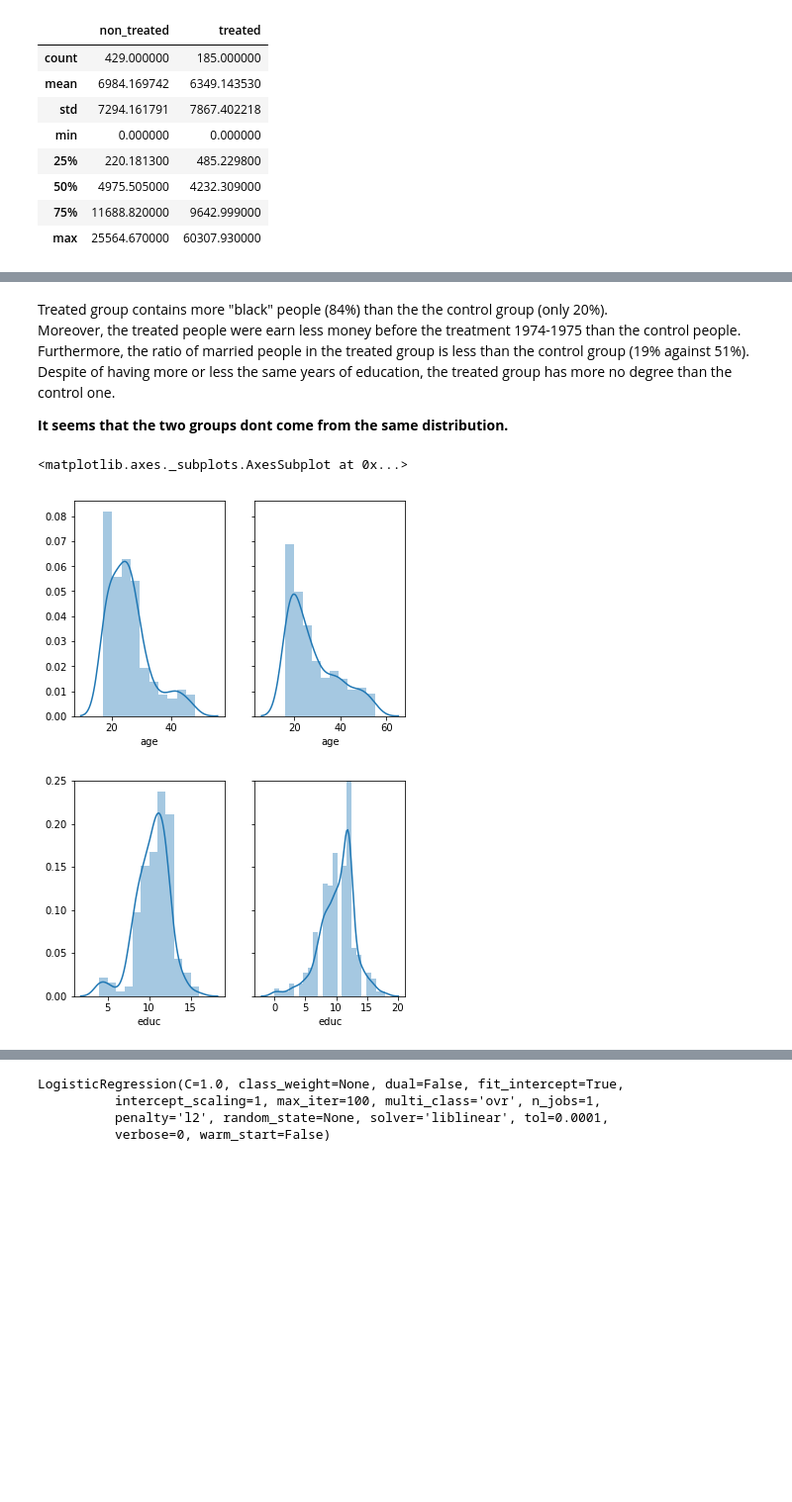
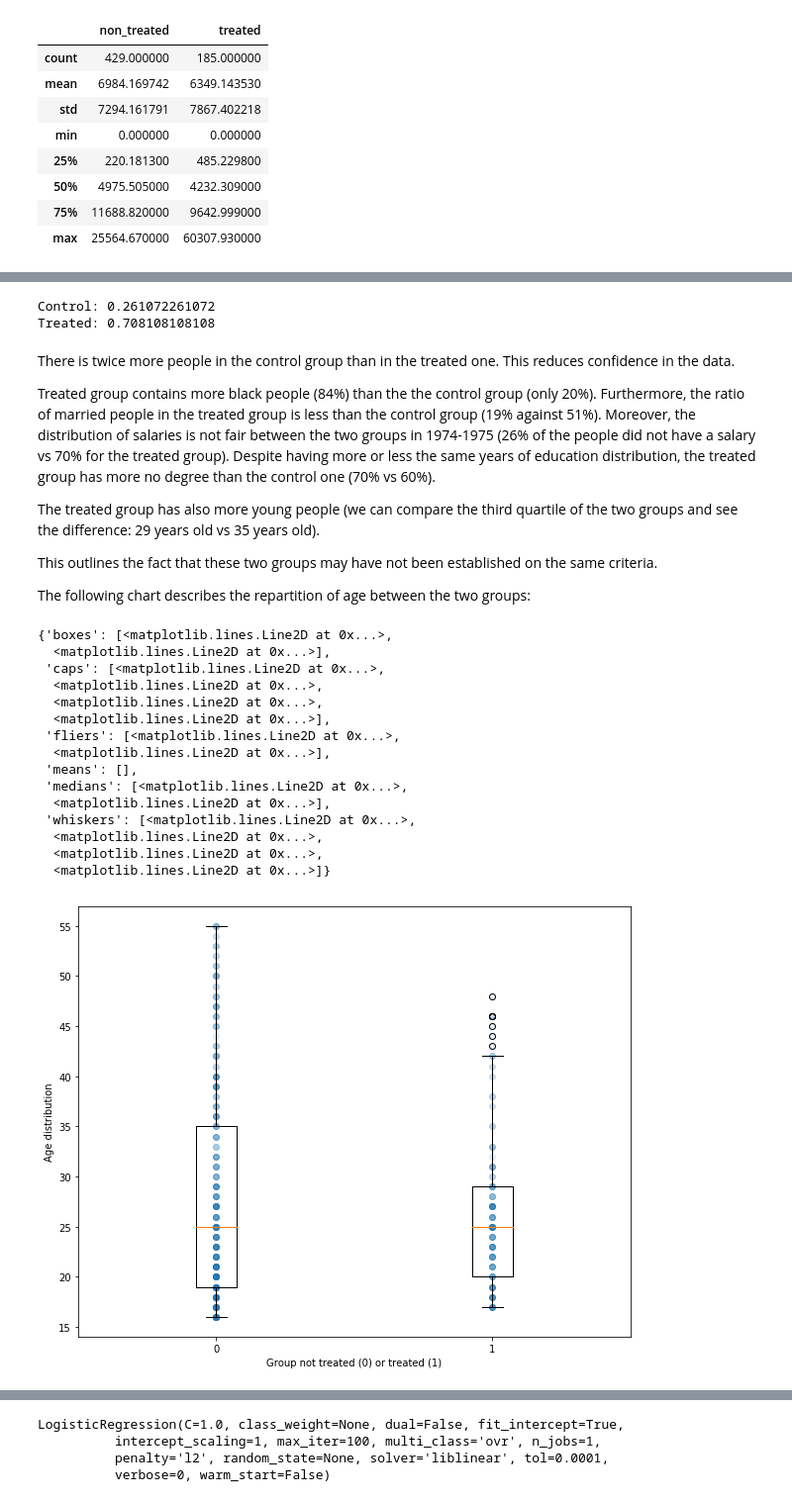
Before and after one commit to Coac/epfl-ada, a Jupyter notebook: 04 - Applied ML/Homework 4.ipynb, the cells around one changed output, grey strips where cells are left out. Shown at 99% size. Cells and saved outputs as stored; diff of their text form; code cells hidden in the pictures; blank space fills up the shorter version.

```diff
--- a/04 - Applied ML/Homework 4.ipynb
+++ b/04 - Applied ML/Homework 4.ipynb
@@ -108,22 +108,47 @@ control_df.describe()
 | 50% | 0.0 | 25.000000 | 11.000000 | 0.000000 | 0.000000 | 1.000000 | 1.000000 | 2547.047000 | 1086.726000 | 4975.505000 |
 | 75% | 0.0 | 35.000000 | 12.000000 | 0.000000 | 0.000000 | 1.000000 | 1.000000 | 9277.128000 | 3881.419000 | 11688.820000 |
 | max | 0.0 | 55.000000 | 18.000000 | 1.000000 | 1.000000 | 1.000000 | 1.000000 | 25862.320000 | 18347.230000 | 25564.670000 |
+# %%
+print('Control: ' + str(control_df.re74[control_df.re74 == 0].count() / control_df.re74.count()))
+print('Treated: ' + str(treated_df.re74[treated_df.re74 == 0].count() / treated_df.re74.count()))
+# %% [output]
+Control: 0.261072261072
+Treated: 0.708108108108
 # %% [markdown]
-Treated group contains more "black" people (84%) than the the control group (only 20%).
-Moreover, the treated people were earn less money before the treatment 1974-1975 than the control people.
-Furthermore, the ratio of married people in the treated group is less than the control group (19% against 51%).
-Despite of having more or less the same years of education, the treated group has more no degree than the control one.
+There is twice more people in the control group than in the treated one. This reduces confidence in the data.
 
-**It seems that the two groups dont come from the same distribution.**
+Treated group contains more black people (84%) than the the control group (only 20%). Furthermore, the ratio of married people in the treated group is less than the control group (19% against 51%). Moreover, the distribution of salaries is not fair between the two groups in 1974-1975 (26% of the people did not have a salary vs 70% for the treated group). Despite having more or less the same years of education distribution, the treated group has more no degree than the control one (70% vs 60%).
+
+The treated group has also more young people (we can compare the third quartile of the two groups and see the difference: 29 years old vs 35 years old).
+
+This outlines the fact that these two groups may have not been established on the same criteria.
+
+The following chart describes the repartition of age between the two groups:
-# %%
-fig, (ax1, ax2) = plt.subplots(ncols=2, sharey=True)
-sns.distplot(treated_df.age, ax=ax1)
-sns.distplot(control_df.age, ax=ax2)
-
-fig, (ax1, ax2) = plt.subplots(ncols=2, sharey=True)
-sns.distplot(treated_df.educ, ax=ax1)
-sns.distplot(control_df.educ, ax=ax2)
-# %% [output]
-<matplotlib.axes._subplots.AxesSubplot at 0x...>
-[figure, removed]
-[figure, removed]
+# %%
+plt.figure(figsize=(10, 8))
+plt.scatter(lalonde_df.treat, lalonde_df.age, alpha=0.1)
+
+plt.xlabel('Group not treated (0) or treated (1)')
+plt.ylabel('Age distribution')
+
+treated_df = lalonde_df[lalonde_df.treat == 1]
+control_df = lalonde_df[lalonde_df.treat == 0]
+
+plt.boxplot([control_df.age, treated_df.age], positions=[0, 1])
+# %% [output]
+{'boxes': [<matplotlib.lines.Line2D at 0x...>,
+  <matplotlib.lines.Line2D at 0x...>],
+ 'caps': [<matplotlib.lines.Line2D at 0x...>,
+  <matplotlib.lines.Line2D at 0x...>,
+  <matplotlib.lines.Line2D at 0x...>,
+  <matplotlib.lines.Line2D at 0x...>],
+ 'fliers': [<matplotlib.lines.Line2D at 0x...>,
+  <matplotlib.lines.Line2D at 0x...>],
+ 'means': [],
+ 'medians': [<matplotlib.lines.Line2D at 0x...>,
+  <matplotlib.lines.Line2D at 0x...>],
+ 'whiskers': [<matplotlib.lines.Line2D at 0x...>,
+  <matplotlib.lines.Line2D at 0x...>,
+  <matplotlib.lines.Line2D at 0x...>,
+  <matplotlib.lines.Line2D at 0x...>]}
+[figure, added]
```
Also changed, not shown: parts of 21 cells of this notebook.
